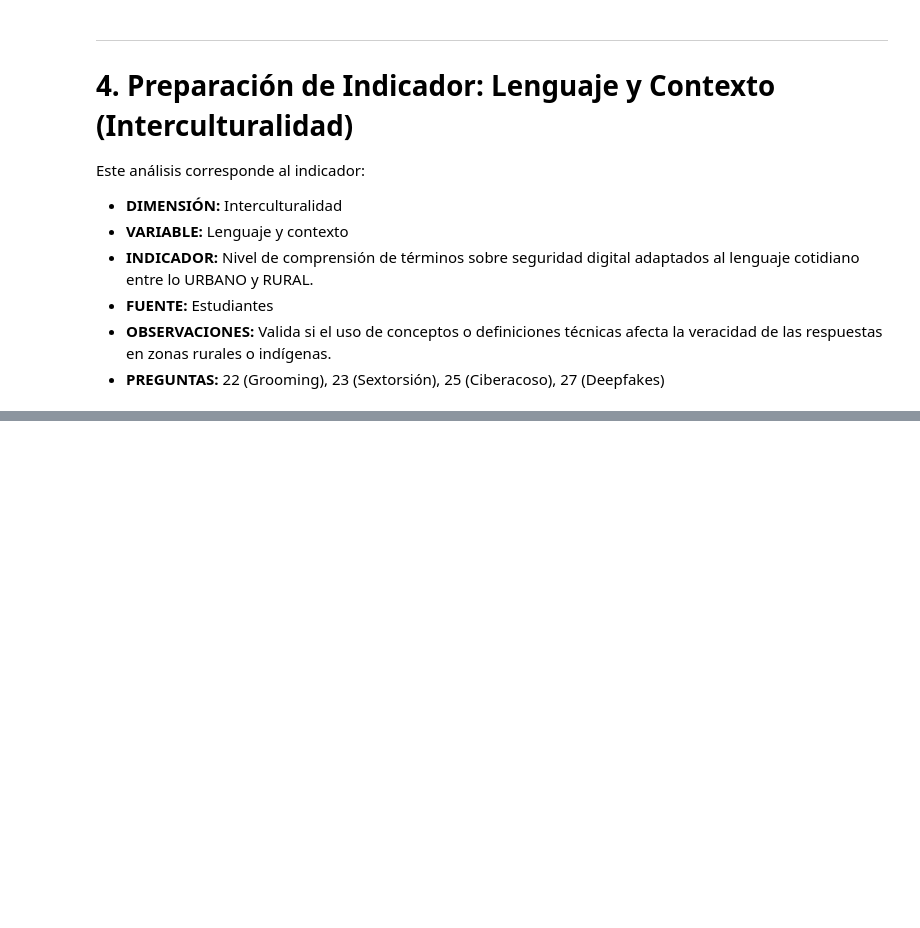
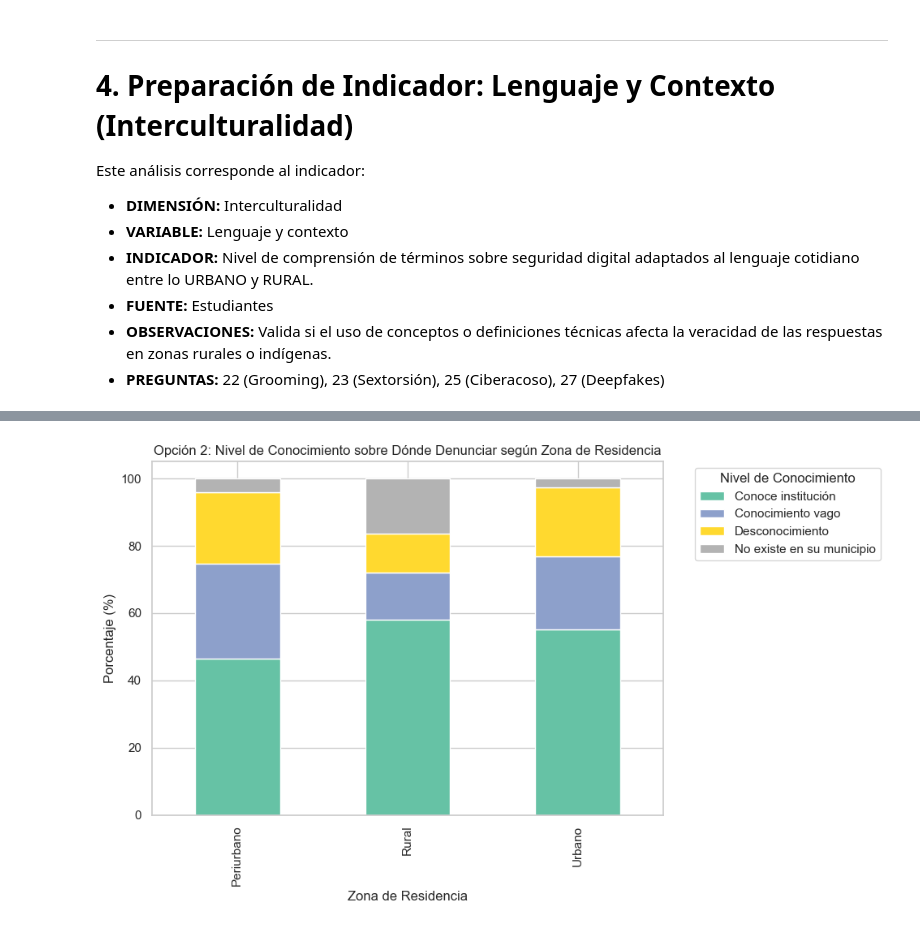
Before and after one commit to paodanchacon/proyecto_violencia_digital, a Jupyter notebook: notebooks/04_Preparacion_Indicadores.ipynb, the cells around one changed output, grey strips where cells are left out. Cells and saved outputs as stored; diff of their text form; code cells hidden in the pictures; blank space fills up the shorter version.

```diff
--- a/notebooks/04_Preparacion_Indicadores.ipynb
+++ b/notebooks/04_Preparacion_Indicadores.ipynb
@@ -388,0 +469,18 @@ plt.show()
+# %%
+# Opción 2: Barras Apiladas 100% de la percepción por zona
+df_denuncia_stack = df_estudiantes.dropna(subset=['conocimiento_denuncia_clean', 'zona_vivienda'])
+stack_denuncia = pd.crosstab(df_denuncia_stack['zona_vivienda'], df_denuncia_stack['conocimiento_denuncia_clean'], normalize='index') * 100
+
+# Ordenar las columnas para el gráfico
+cols_order = ['Conoce institución', 'Conocimiento vago', 'Desconocimiento', 'No existe en su municipio']
+stack_denuncia = stack_denuncia[[c for c in cols_order if c in stack_denuncia.columns]]
+
+stack_denuncia.plot(kind='bar', stacked=True, colormap='Set2', figsize=(10, 6))
+plt.title('Opción 2: Nivel de Conocimiento sobre Dónde Denunciar según Zona de Residencia')
+plt.ylabel('Porcentaje (%)')
+plt.xlabel('Zona de Residencia')
+plt.legend(title='Nivel de Conocimiento', bbox_to_anchor=(1.05, 1), loc='upper left')
+plt.tight_layout()
+plt.show()
+# %% [output]
+[figure, added]
```
Also changed, not shown: parts of 7 cells of this notebook.
